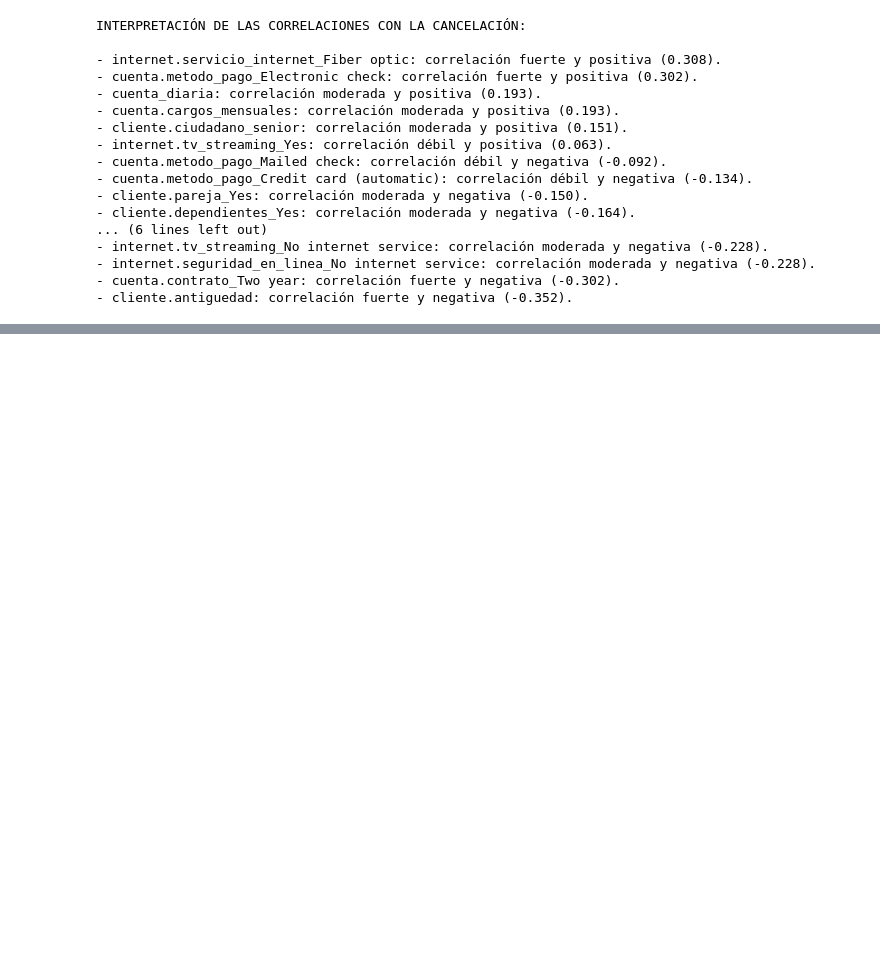
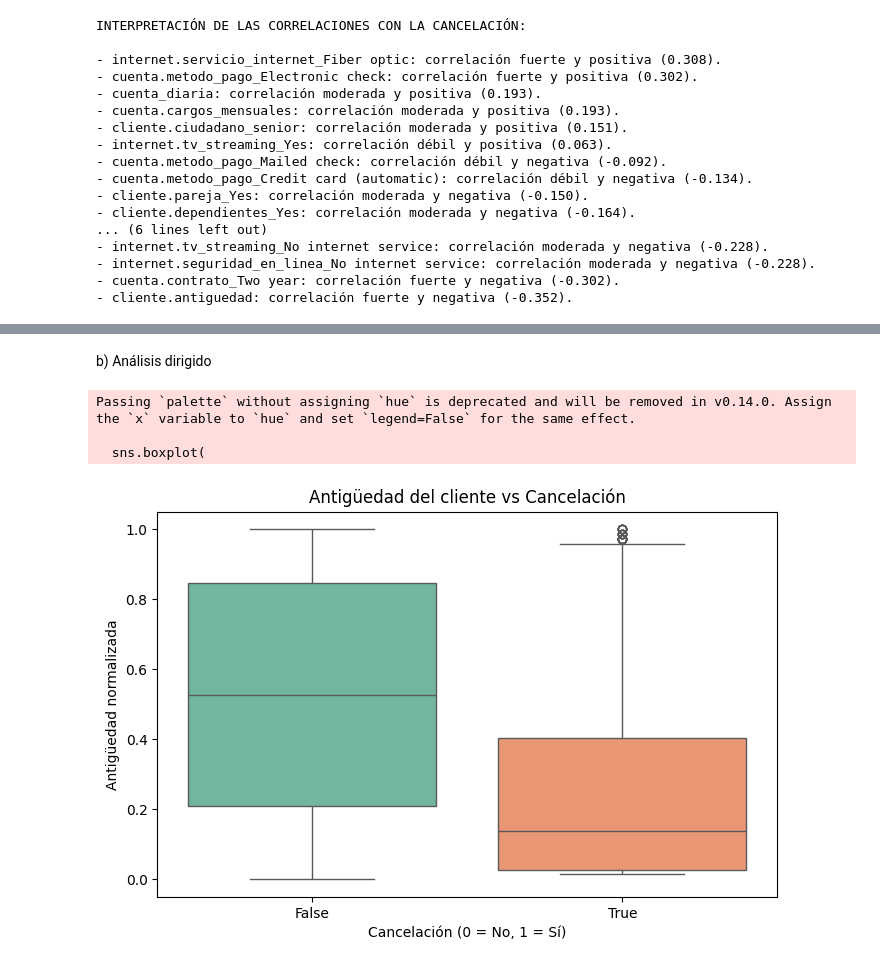
Before and after one commit to paolalarap/challenge_TelecomX2_palp, a Jupyter notebook: Challenge_TelecomX2_palp.ipynb, the cells around one changed output, grey strips where cells are left out. Cells and saved outputs as stored; diff of their text form; code cells hidden in the pictures; blank space fills up the shorter version.

```diff
--- a/Challenge_TelecomX2_palp.ipynb
+++ b/Challenge_TelecomX2_palp.ipynb
@@ -398,3 +398,23 @@ CONCLUSIÓN SOBRE LAS CORRELACIONES CON LA CANCELACIÓN:
 
 📌 Conclusión general:
 Las correlaciones muestran que ciertos factores del servicio y del método de pago están asociados a una mayor probabilidad de cancelación, especialmente el uso de servicio de fibra óptica y el método  ...
+# %% [markdown]
+b) Análisis dirigido
+# %%
+#Esto permite ver si los clientes con contratos más largos cancelan menos.
+plt.figure(figsize=(8, 5))
+sns.boxplot(
+    data=datos_cliente_normalizado,
+    x="cancelacion_Yes",
+    y="cliente.antiguedad",
+    palette="Set2"
+)
+plt.title("Antigüedad del cliente vs Cancelación")
+plt.xlabel("Cancelación (0 = No, 1 = Sí)")
+plt.ylabel("Antigüedad normalizada")
+plt.show()
+# %% [output]
+Passing `palette` without assigning `hue` is deprecated and will be removed in v0.14.0. Assign the `x` variable to `hue` and set `legend=False` for the same effect.
+
+  sns.boxplot(
+[figure, added]
```
Also changed, not shown: parts of 5 cells of this notebook.
